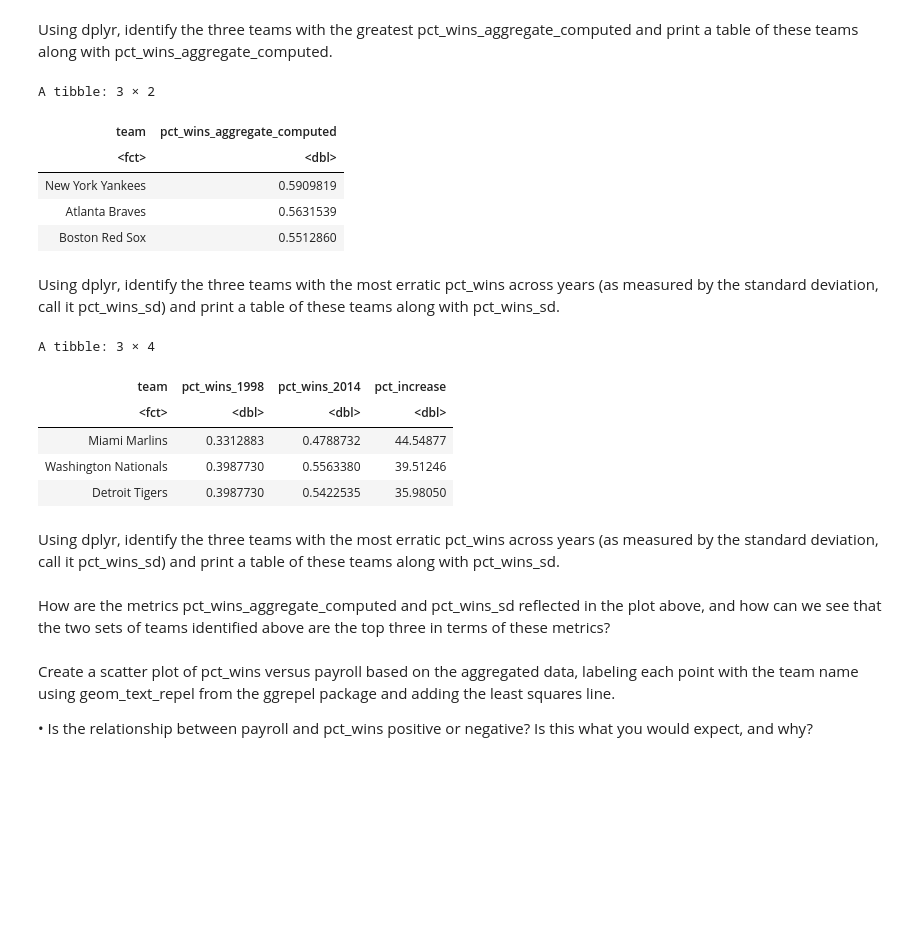
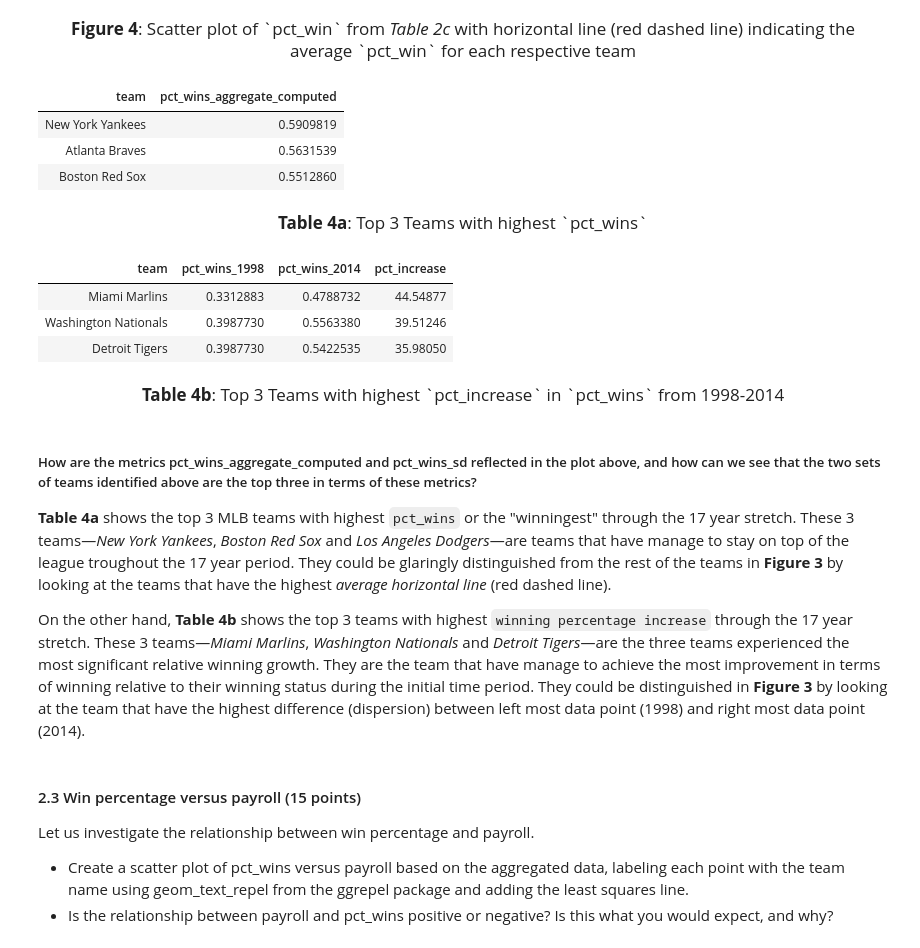
Before and after one commit to RomandRapido/DSC1107_Wrangling, a Jupyter notebook: FA3_Lansangan/FA3_Lansangan.ipynb, the cells around one changed output. Cells and saved outputs as stored; diff of their text form; code cells hidden in the pictures; blank space fills up the shorter version.

```diff
--- a/FA3_Lansangan/FA3_Lansangan.ipynb
+++ b/FA3_Lansangan/FA3_Lansangan.ipynb
@@ -16,5 +45,12 @@ i Use the conflicted package (<http://conflicted.r-lib.org/>) to force all confl
 load("ml_pay.rdata")
 # %%
 mlb_raw <- tibble(ml_pay)
-print(mlb_raw)
+print_table <- function(df, head=7){
+    formatted_table <- df %>%
+        head(head) %>%
+        formattable()
+
+    display_html(paste0("<div style='display: flex; justify-content: center;'>", as.character(formatted_table), "</div>"))
+}
+print_table(mlb_raw[,c(1:10)])
 # %% [output]
@@ -252,40 +371,42 @@ ggplot(mlb_yearly, aes(x = year, y = pct_wins, color = team)) +
-# %% [markdown]
-Using dplyr, identify the three teams with the greatest pct_wins_aggregate_computed and print a table of these teams along with pct_wins_aggregate_computed.
+# %% [markdown]
+<center style="font-size: 17px"><b>Figure 4</b>: Scatter plot of `pct_win` from <i>Table 2c</i> with horizontal line (red dashed line) indicating the average `pct_win` for each respective team</i></center>
 # %%
-mlb_aggregate_computed %>%
+tib <- mlb_aggregate_computed %>%
     arrange(desc(pct_wins_aggregate_computed)) %>%
     select(team,pct_wins_aggregate_computed) %>%
     head(3)
+print_table(tib)
 # %% [output]
-A tibble: 3 × 2
 | team | pct_wins_aggregate_computed |
-| <fct> | <dbl> |
 | New York Yankees | 0.5909819 |
 | Atlanta Braves | 0.5631539 |
 | Boston Red Sox | 0.5512860 |
-# %% [markdown]
-Using dplyr, identify the three teams with the most erratic pct_wins across years (as measured by the standard deviation, call it pct_wins_sd) and print a table of these teams along with pct_wins_sd.
+# %% [markdown]
+<center style="font-size: 17px"><b>Table 4a</b>: Top 3 Teams with highest `pct_wins`</center>
 # %%
-mlb_yearly %>%
+tib <- mlb_yearly %>%
     filter(year %in% c(1998, 2014)) %>%
     select(team, year, pct_wins) %>%
     pivot_wider(names_from = year, values_from = pct_wins, names_prefix = "pct_wins_") %>%
     mutate(pct_increase = ((pct_wins_2014 - pct_wins_1998) / pct_wins_1998)*100) %>%
     arrange(desc(pct_increase)) %>%
     head(3)
+print_table(tib)
 # %% [output]
-A tibble: 3 × 4
 | team | pct_wins_1998 | pct_wins_2014 | pct_increase |
-| <fct> | <dbl> | <dbl> | <dbl> |
 | Miami Marlins | 0.3312883 | 0.4788732 | 44.54877 |
 | Washington Nationals | 0.3987730 | 0.5563380 | 39.51246 |
 | Detroit Tigers | 0.3987730 | 0.5422535 | 35.98050 |
-# %% [markdown]
-Using dplyr, identify the three teams with the most erratic pct_wins across years (as measured by the standard deviation, call it pct_wins_sd) and print a table of these teams along with pct_wins_sd.
+# %% [markdown]
+<center style="font-size: 17px"><b>Table 4b</b>: Top 3 Teams with highest `pct_increase` in `pct_wins` from 1998-2014</center>
 # %% [markdown]
-How are the metrics pct_wins_aggregate_computed and pct_wins_sd reflected in the plot above, and how can we see that the two sets of teams identified above are the top three in terms of these metrics?
+##### How are the metrics pct_wins_aggregate_computed and pct_wins_sd reflected in the plot above, and how can we see that the two sets of teams identified above are the top three in terms of these metrics?
+
+**Table 4a** shows the top 3 MLB teams with highest `pct_wins` or the "winningest" through the 17 year stretch. These 3 teams—*New York Yankees*, *Boston Red Sox* and *Los Angeles Dodgers*—are teams that have manage to stay on top of the league troughout the 17 year period. They could be glaringly distinguished from the rest of the teams in **Figure 3** by looking at the teams that have the highest *average horizontal line* (red dashed line).
+
+On the other hand, **Table 4b** shows the top 3 teams with highest `winning percentage increase` through the 17 year stretch. These 3 teams—*Miami Marlins*, *Washington Nationals* and *Detroit Tigers*—are the three teams experienced the most significant relative winning growth. They are the team that have manage to achieve the most improvement in terms of winning relative to their winning status during the initial time period. They could be distinguished in **Figure 3** by looking at the team that have the highest difference (dispersion) between left most data point (1998) and right most data point (2014).
 # %% [markdown]
-Create a scatter plot of pct_wins versus payroll based on the aggregated data, labeling each point with the team
-name using geom_text_repel from the ggrepel package and adding the least squares line.
-
-• Is the relationship between payroll and pct_wins positive or negative? Is this what you would expect, and why?
+#### 2.3 Win percentage versus payroll (15 points)
+Let us investigate the relationship between win percentage and payroll.
+* Create a scatter plot of pct_wins versus payroll based on the aggregated data, labeling each point with the team name using geom_text_repel from the ggrepel package and adding the least squares line.
+* Is the relationship between payroll and pct_wins positive or negative? Is this what you would expect, and why?
```
Also changed, not shown: parts of 58 cells of this notebook, 10 other files.
